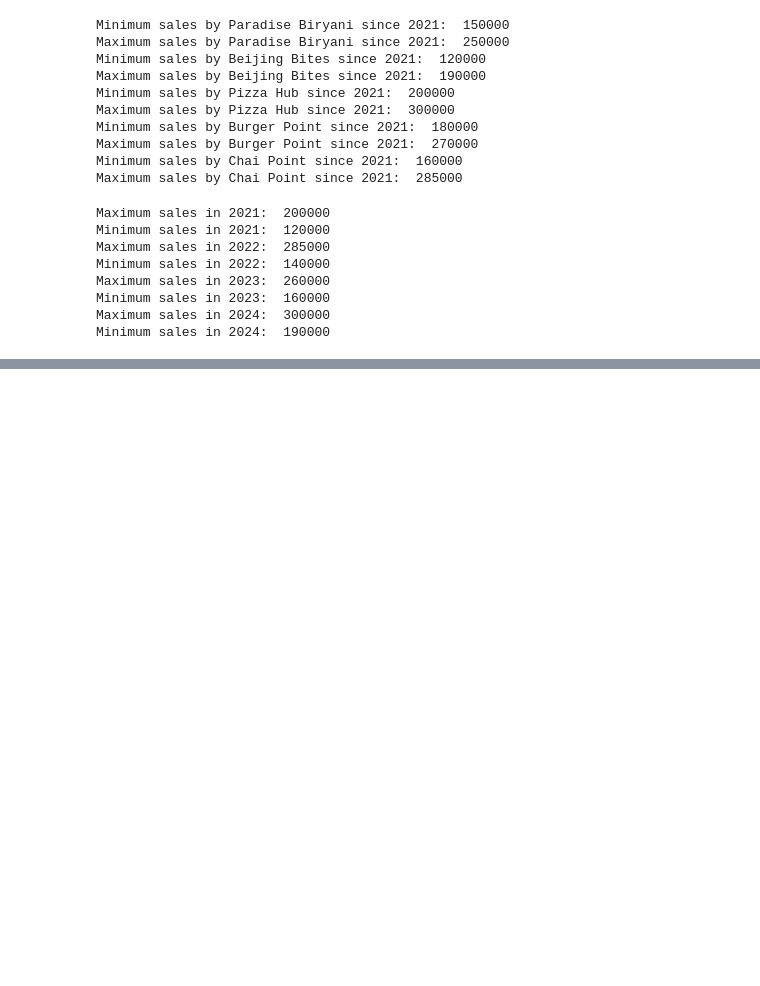
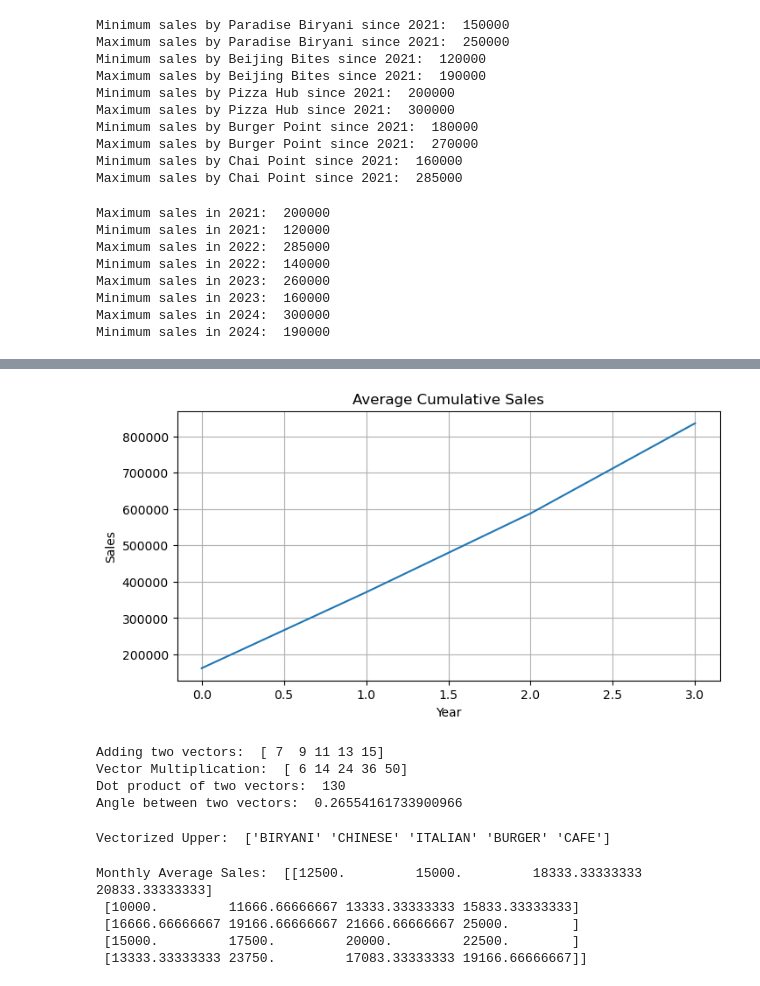
Before and after one commit to subigya-js/data-analysis, a Jupyter notebook: numpy/realWorldData.ipynb, the cells around one changed output, grey strips where cells are left out. Drawn from its saved outputs; the diff is of its cells as text; code cells hidden in the pictures; blank space fills up the shorter version.

Commit message:
Add new Jupyter notebook for advanced data visualization techniques

```diff
--- a/numpy/realWorldData.ipynb
+++ b/numpy/realWorldData.ipynb
@@ -115,3 +115,12 @@ Maximum sales in 2023:  260000
 Minimum sales in 2023:  160000
 Maximum sales in 2024:  300000
 Minimum sales in 2024:  190000
+# %%
+# Cumulative Sales
+cumulative_sales = np.cumsum((sales_data[:, 1:]), axis=1) # Cumulative sales refers to the running total of sales over a period of time
+print("Overall Cumulative Sales: \n", cumulative_sales)
+print("Cumulative Sales for Paradise Biryani: ", cumulative_sales[0])
+print("Cumulative Sales for Beijing Bites: ", cumulative_sales[1])
+print("Cumulative Sales for Pizza Hub: ", cumulative_sales[2])
+print("Cumulative Sales for Burger Point: ", cumulative_sales[3])
+print("Cumulative Sales for Chai Point: ", cumulative_sales[4])
@@ -117,0 +139,50 @@ Minimum sales in 2024:  190000
+# %%
+# Plotting the data
+plt.figure(figsize=(8, 4))
+plt.plot(np.mean(cumulative_sales, axis = 0))
+plt.title("Average Cumulative Sales")
+plt.xlabel("Year")
+plt.ylabel("Sales")
+plt.grid(True)
+plt.show()
+# %% [output]
+[figure, added]
+# %%
+vector1 = np.array([1,2,3,4,5])
+vector2 = np.array([6,7,8,9,10])
+
+# Adding two vectors
+print("Adding two vectors: ", vector1 + vector2)
+
+# Vector multiplication
+print("Vector Multiplication: ", vector1 * vector2)
+
+# Dot product of two vectors
+print("Dot product of two vectors: ", np.dot(vector1, vector2))
+
+# Angle between two vectors
+print("Angle between two vectors: ", np.arccos(np.dot(vector1, vector2)/(np.linalg.norm(vector1)*np.linalg.norm(vector2))))
+# %% [output]
+Adding two vectors:  [ 7  9 11 13 15]
+Vector Multiplication:  [ 6 14 24 36 50]
+Dot product of two vectors:  130
+Angle between two vectors:  0.26554161733900966
+# %%
+# Vectorized operations
+resturant_types = np.array(["Biryani", "Chinese", "Italian", "Burger", "Cafe"])
+vectorized_upper = np.vectorize(str.upper)
+print("Vectorized Upper: ", vectorized_upper(resturant_types))
+# %% [output]
+Vectorized Upper:  ['BIRYANI' 'CHINESE' 'ITALIAN' 'BURGER' 'CAFE']
+# %%
+# Brodacasting
+# Broadcasting refers to the ability of NumPy to treat arrays of different shapes during arithmetic operations
+# For example, we can divide a scalar to an array (vector) or a matrix
+monthly_avg = sales_data[:, 1:] / 12
+print("Monthly Average Sales: ", monthly_avg)
+# %% [output]
+Monthly Average Sales:  [[12500.         15000.         18333.33333333 20833.33333333]
+ [10000.         11666.66666667 13333.33333333 15833.33333333]
+ [16666.66666667 19166.66666667 21666.66666667 25000.        ]
+ [15000.         17500.         20000.         22500.        ]
+ [13333.33333333 23750.         17083.33333333 19166.66666667]]
```
Also changed, not shown: parts of 1 cell of this notebook.
